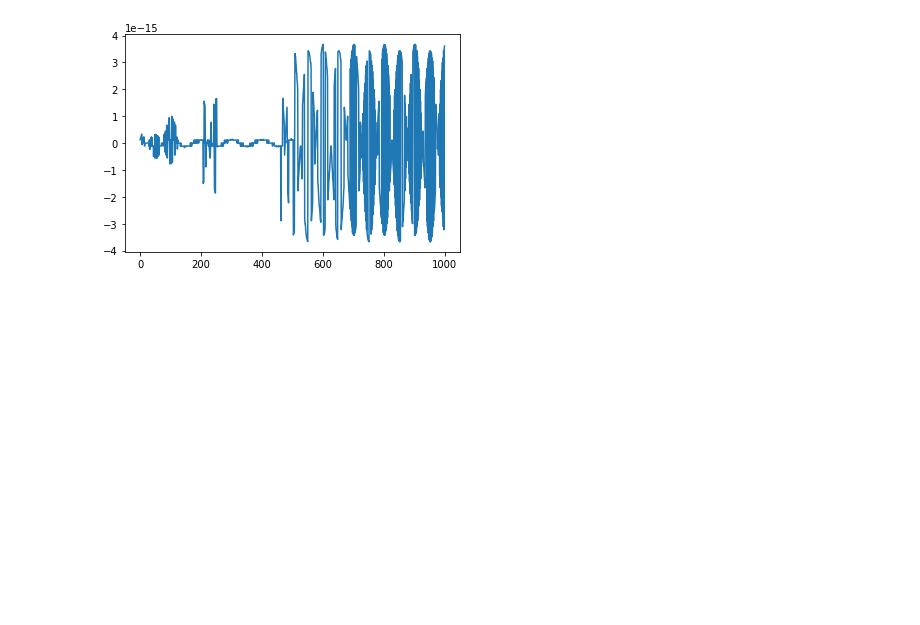
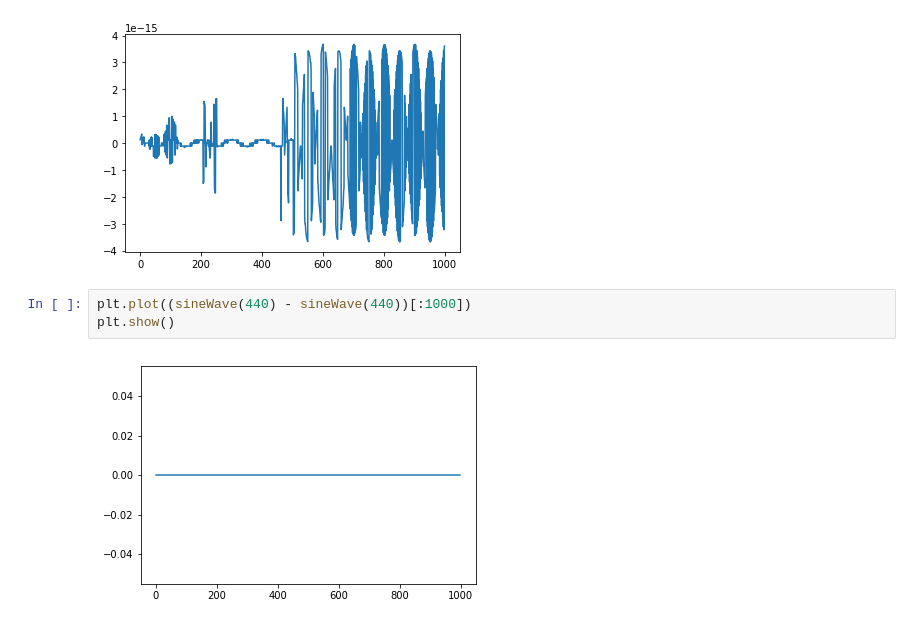
Before and after one commit to mmonnica/Matematicki-softver, a Jupyter notebook: 1.dz/Zvuk.ipynb, the cells around one changed output. Drawn from its saved outputs; the diff is of its cells as text; blank space fills up the shorter version.

```diff
--- a/1.dz/Zvuk.ipynb
+++ b/1.dz/Zvuk.ipynb
@@ -179,3 +179,8 @@ plt.plot((sineWave(440) + np.sin(2 * np.pi * 440 * np.linspace(0, 1, rate) + np.
 plt.show()
 # %% [output]
 [figure]
+# %%
+plt.plot((sineWave(440) - sineWave(440))[:1000])
+plt.show()
+# %% [output]
+[figure, added]
```
Also changed, not shown: parts of 7 cells of this notebook, 3 other files.
